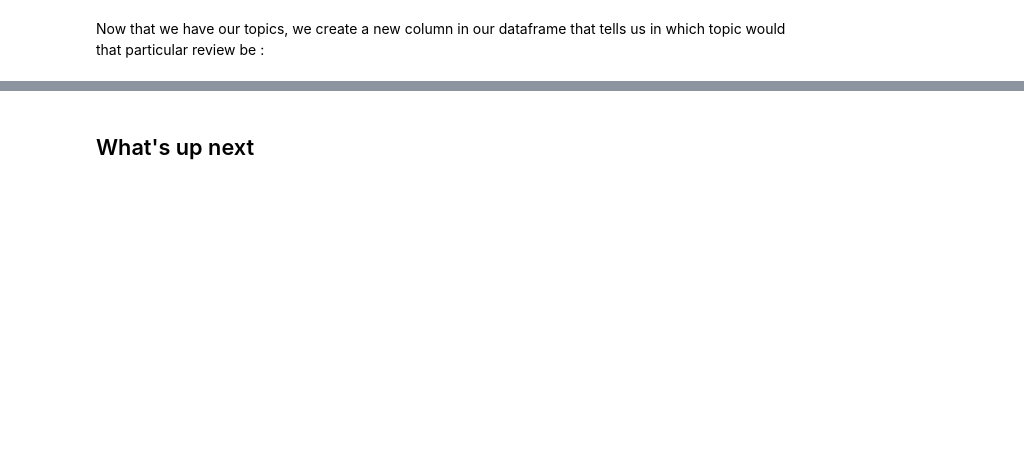
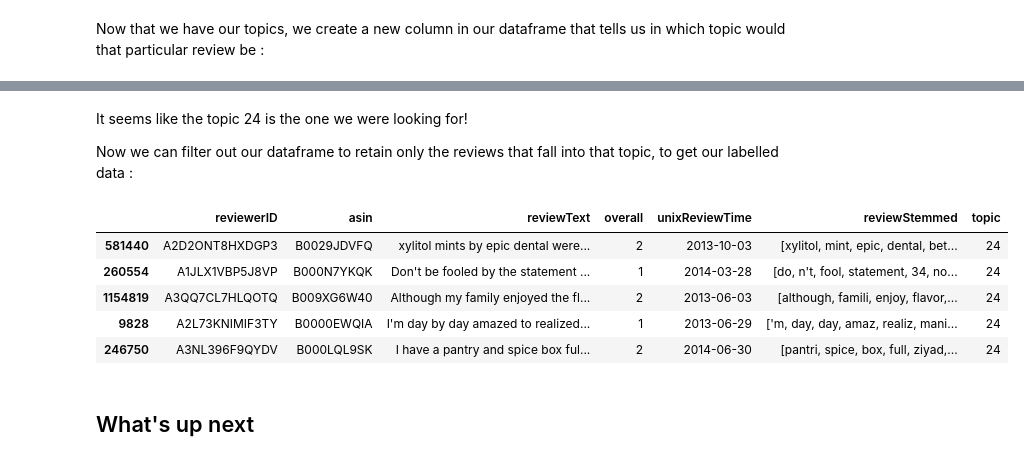
Before and after one commit to KKanakaraj/Amazon-Reviews-Infectious-Disease, a Jupyter notebook: notebooks/Milestone2.ipynb, the cells around one changed output, grey strips where cells are left out. Drawn from its saved outputs; the diff is of its cells as text; code cells hidden in the pictures; blank space fills up the shorter version.

Commit message:
LDA model

```diff
--- a/notebooks/Milestone2.ipynb
+++ b/notebooks/Milestone2.ipynb
@@ -160,6 +177,6 @@ corpus = [dictionary.doc2bow(text) for text in reviews_label['reviewStemmed'].va
 # %% [markdown]
 We now instantiante and train our LDA model.
 # %%
-ldamodel = gensim.models.ldamulticore.LdaMulticore(corpus, num_topics = 15, passes=15, id2word=dictionary, minimum_probability=0)
+ldamodel = gensim.models.ldamulticore.LdaMulticore(corpus, num_topics = 35, passes=15, id2word=dictionary, minimum_probability=0)
 # %% [markdown]
 Let's now have a look at our found topics
@@ -193,0 +261,17 @@ reviews_label.head()
+# %% [markdown]
+It seems like the topic 24 is the one we were looking for!
+
+Now we can filter out our dataframe to retain only the reviews that fall into that topic, to get our labelled data :
+# %%
+labels = reviews_label[reviews_label['topic'] == 24].copy()
+
+labels.to_pickle('labels')
+
+labels.head()
+# %% [output]
+|  | reviewerID | asin | reviewText | overall | unixReviewTime | reviewStemmed | topic |
+| 581440 | A2D2ONT8HXDGP3 | B0029JDVFQ | xylitol mints by epic dental were... | 2 | 2013-10-03 | [xylitol, mint, epic, dental, bet... | 24 |
+| 260554 | A1JLX1VBP5J8VP | B000N7YKQK | Don't be fooled by the statement ... | 1 | 2014-03-28 | [do, n't, fool, statement, 34, no... | 24 |
+| 1154819 | A3QQ7CL7HLQOTQ | B009XG6W40 | Although my family enjoyed the fl... | 2 | 2013-06-03 | [although, famili, enjoy, flavor,... | 24 |
+| 9828 | A2L73KNIMIF3TY | B0000EWQIA | I'm day by day amazed to realized... | 1 | 2013-06-29 | ['m, day, day, amaz, realiz, mani... | 24 |
+| 246750 | A3NL396F9QYDV | B000LQL9SK | I have a pantry and spice box ful... | 2 | 2014-06-30 | [pantri, spice, box, full, ziyad,... | 24 |
```
Also changed, not shown: parts of 13 cells of this notebook.
